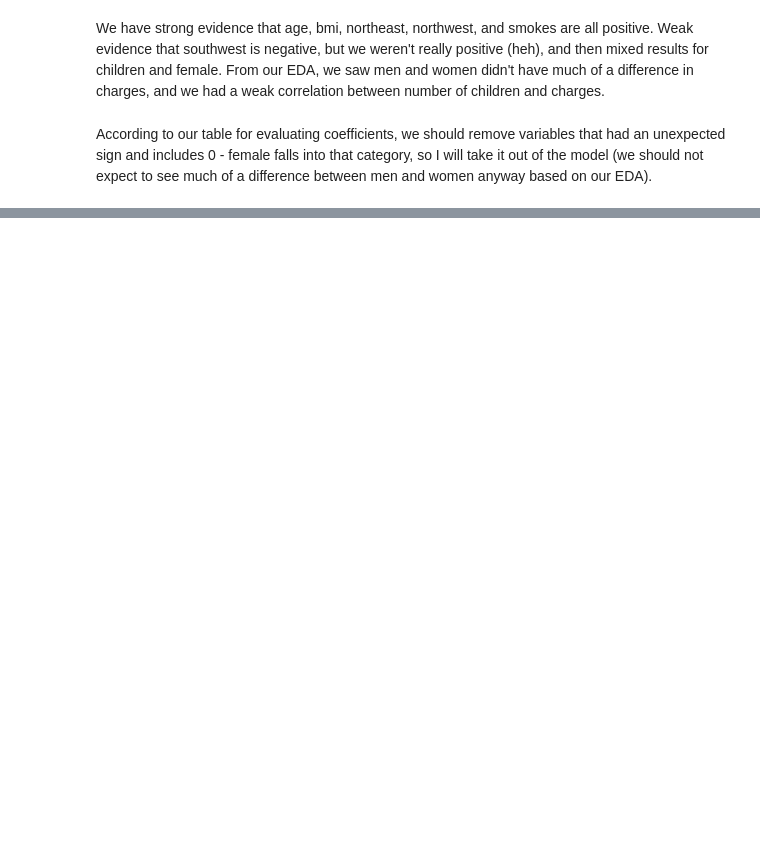
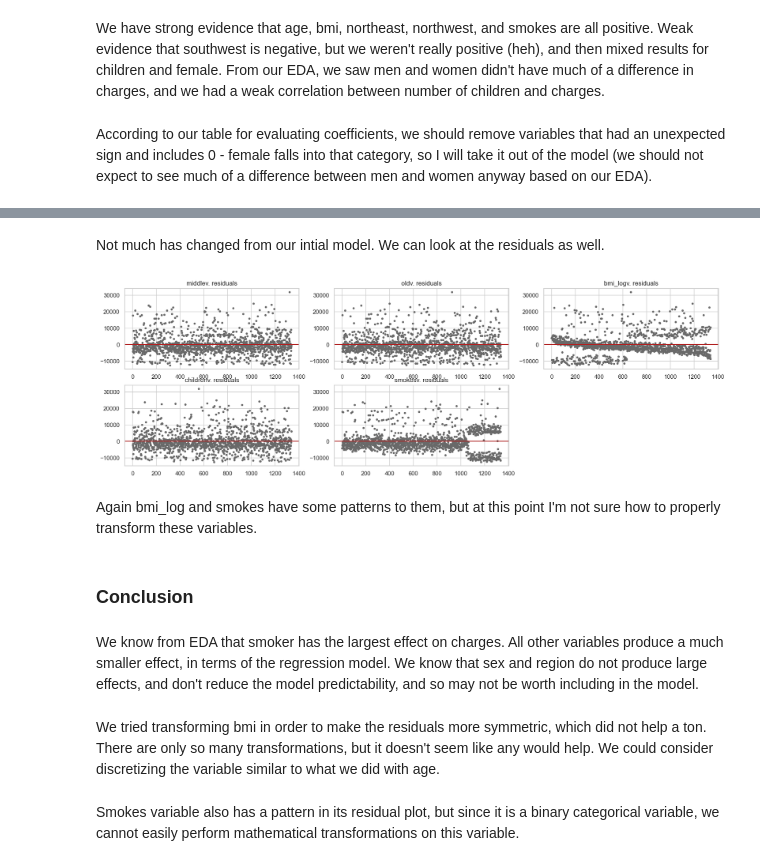
Before and after one commit to ansaridan/jhu-data-engineering-team-5, a Jupyter notebook: Module_10/Jhirsc21.ipynb, the cells around one changed output, grey strips where cells are left out. Saved outputs shown, nothing was run; the diff lists cells and outputs as text; code cells hidden in the pictures; blank space fills up the shorter version.

```diff
--- a/Module_10/Jhirsc21.ipynb
+++ b/Module_10/Jhirsc21.ipynb
@@ -240,0 +404,6 @@ According to our table for evaluating coefficients, we should remove variables t
+# %%
+young = len(insurance[insurance['age'] < 30])
+middle = len(insurance[(insurance['age'] >= 30) & (insurance['age'] < 50)])
+old = len(insurance[insurance['age'] >= 50])
+
+tabulate([[young], [middle], [old]], tablefmt='html')
@@ -240,0 +414,4 @@ According to our table for evaluating coefficients, we should remove variables t
+# %%
+insurance['age_group'] = insurance['age'].apply(lambda x: 'young' if x < 30 else ('middle' if x < 50 else 'old'))
+
+pd.DataFrame(insurance['age_group'].value_counts().sort_index())
@@ -240,0 +426,3 @@ According to our table for evaluating coefficients, we should remove variables t
+# %%
+insurance = pd.concat([insurance, pd.get_dummies(insurance['age_group'])], axis=1)
+insurance.head()
@@ -240,0 +439,7 @@ According to our table for evaluating coefficients, we should remove variables t
+# %%
+model = '''charges ~ middle + old + bmi_log + children
+        + smokes'''
+
+result = models.bootstrap_linear_regression(model, data=insurance)
+
+models.describe_bootstrap_lr(result)
@@ -240,0 +460,35 @@ According to our table for evaluating coefficients, we should remove variables t
+# %% [markdown]
+Not much has changed from our intial model. We can look at the residuals as well.
+# %%
+figure = plt.figure(figsize=(20,6))
+
+variables = ['middle', 'old', 'bmi_log', 'children', 'smokes']
+
+plots = len(variables)
+rows = (plots // 3) + 1
+
+for i, variable in enumerate(variables):
+    axes = figure.add_subplot(rows, 3, i+1)
+
+    keyed_values = sorted(zip(insurance[variable].values, result['residuals']),
+                            key=lambda x: x[0])
+    residuals = [x[1][0] for x in keyed_values]
+
+    axes.plot(list(range(0, result['n'])), residuals, '.', color='dimgray')
+    axes.axhline(y=0.0, xmin=0, xmax=result['n'], c='firebrick')
+    axes.set_title(variable + 'v. residuals')
+
+plt.show()
+plt.close()
+# %% [output]
+[figure, added]
+# %% [markdown]
+Again bmi_log and smokes have some patterns to them, but at this point I'm not sure how to properly transform these variables.
+# %% [markdown]
+### Conclusion
+# %% [markdown]
+We know from EDA that smoker has the largest effect on charges. All other variables produce a much smaller effect, in terms of the regression model. We know that sex and region do not produce large effects, and don't reduce the model predictability, and so may not be worth including in the model.
+# %% [markdown]
+We tried transforming bmi in order to make the residuals more symmetric, which did not help a ton. There are only so many transformations, but it doesn't seem like any would help. We could consider discretizing the variable similar to what we did with age.
+# %% [markdown]
+Smokes variable also has a pattern in its residual plot, but since it is a binary categorical variable, we cannot easily perform mathematical transformations on this variable.
```
Also changed, not shown: parts of 32 cells of this notebook.
